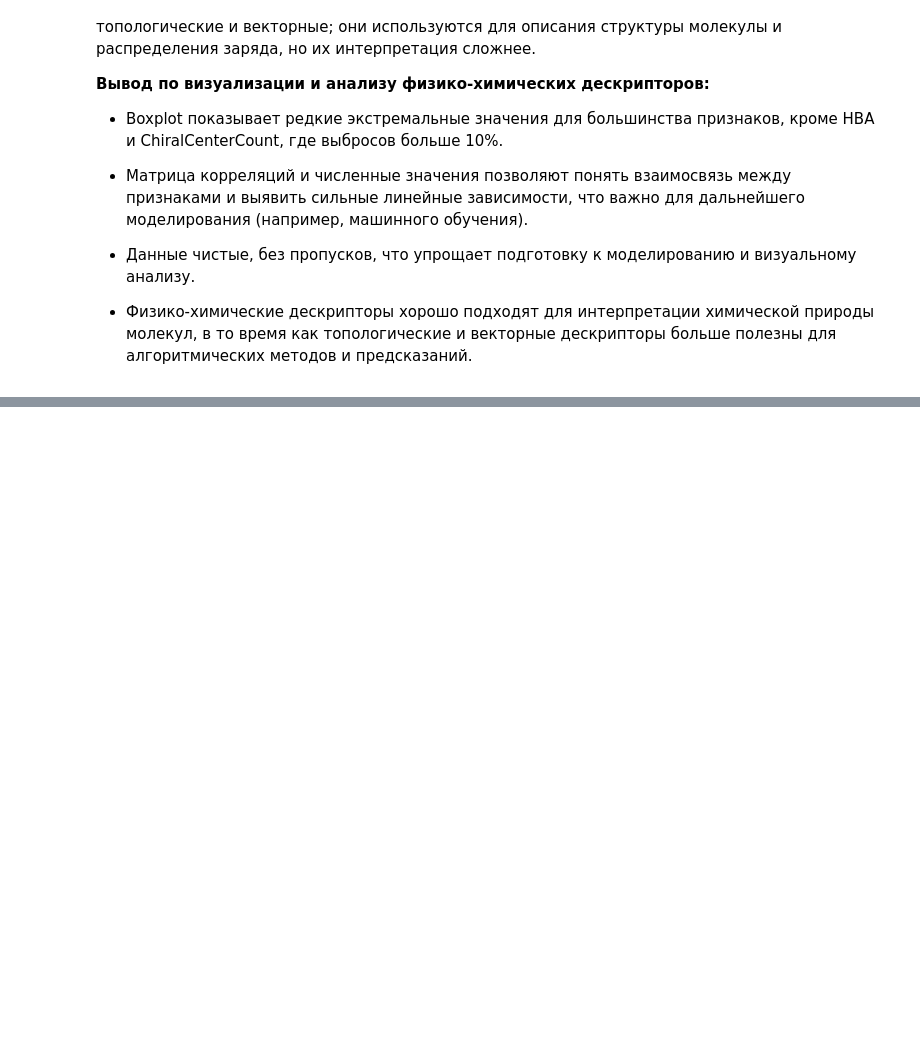
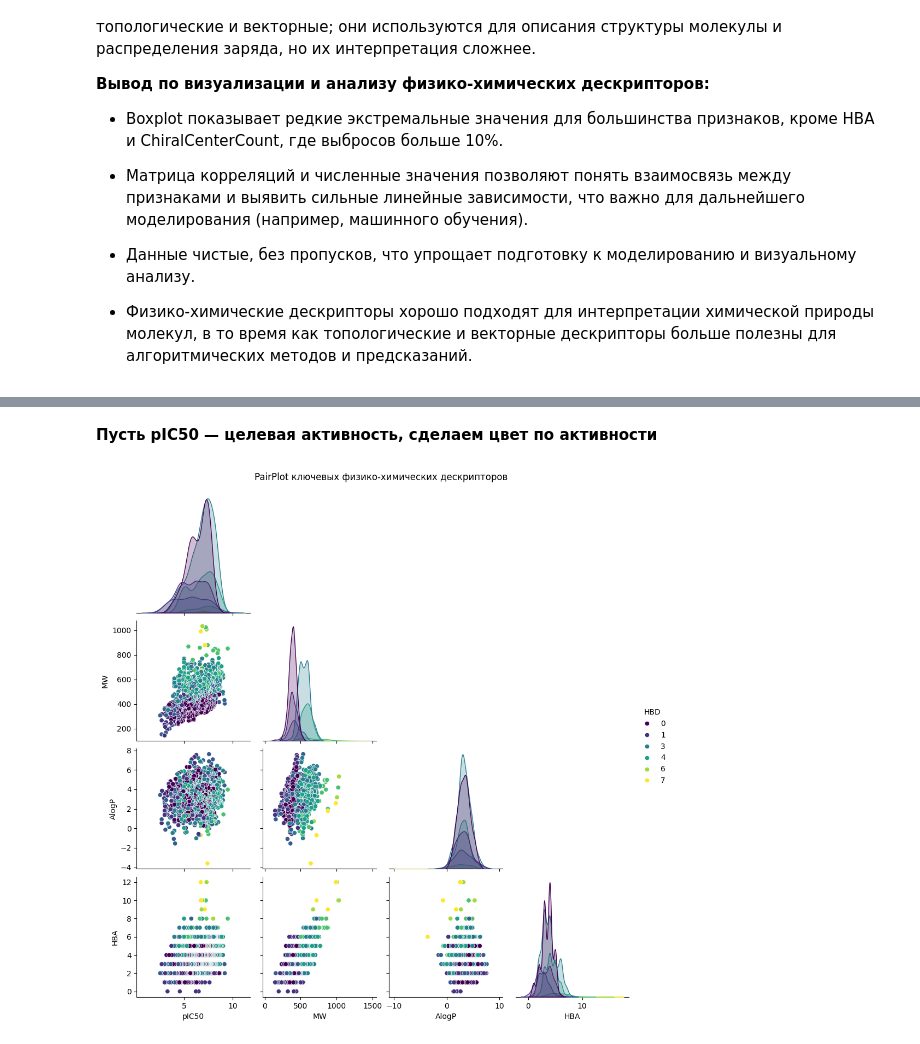
Before and after one commit to KurbanovDavid777/data-engineering, a Jupyter notebook: notebooks/EDA.ipynb, the cells around one changed output, grey strips where cells are left out. Drawn from its saved outputs; the diff is of its cells as text; code cells hidden in the pictures; blank space fills up the shorter version.

```diff
--- a/notebooks/EDA.ipynb
+++ b/notebooks/EDA.ipynb
@@ -331,0 +355,14 @@ HBA, ChiralCenterCount, aasN_Key, dO_Key, ddssS_Key, PEOE5 и другие.
+# %% [markdown]
+**Пусть pIC50 — целевая активность, сделаем цвет по активности**
+# %%
+sns.pairplot(
+    data[['pIC50', 'MW', 'AlogP', 'HBA', 'HBD']],
+    diag_kind="kde",
+    hue="HBD",
+    palette="viridis",
+    corner=True
+)
+plt.suptitle("PairPlot ключевых физико-химических дескрипторов", y=1.02)
+plt.show()
+# %% [output]
+[figure, added]
```
Also changed, not shown: parts of 11 cells of this notebook.
